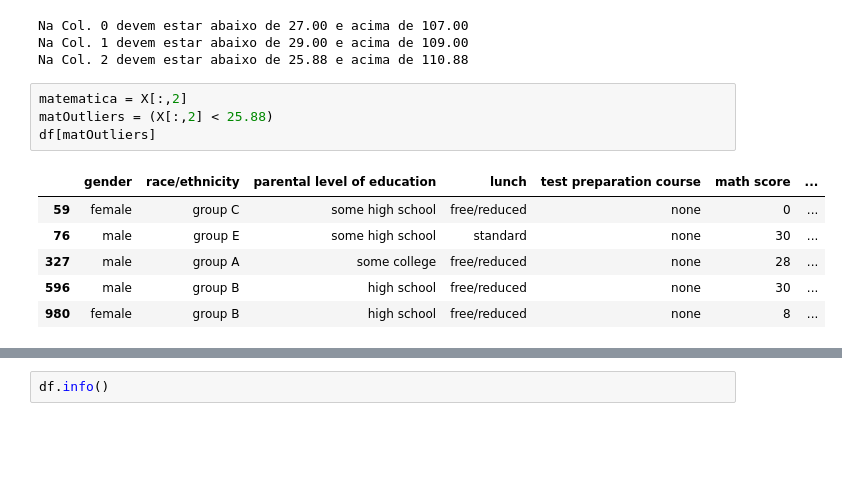
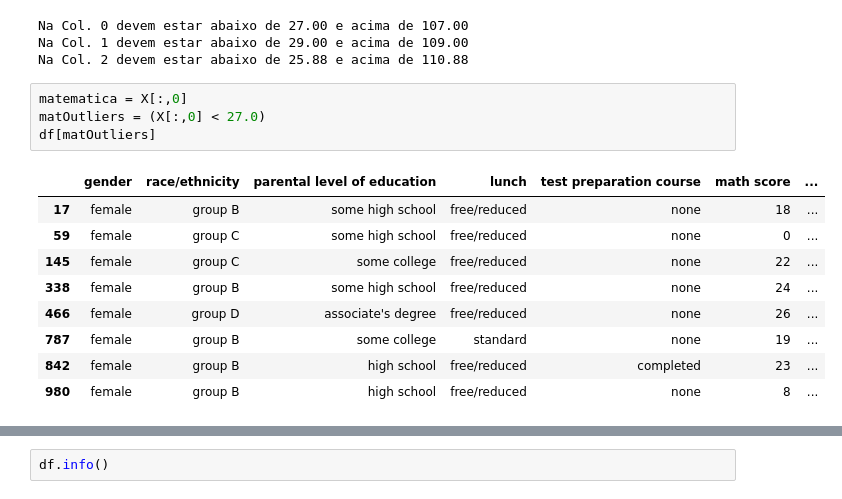
Before and after one commit to fernandoans/machinelearning, a Jupyter notebook: conceitos/EDA.ipynb, the cells around one changed output, grey strips where cells are left out. Drawn from its saved outputs; the diff is of its cells as text; blank space fills up the shorter version.

```diff
--- a/conceitos/EDA.ipynb
+++ b/conceitos/EDA.ipynb
@@ -119,15 +119,18 @@ Na Col. 0 devem estar abaixo de 27.00 e acima de 107.00
 Na Col. 1 devem estar abaixo de 29.00 e acima de 109.00
 Na Col. 2 devem estar abaixo de 25.88 e acima de 110.88
 # %%
-matematica = X[:,2]
-matOutliers = (X[:,2] < 25.88)
+matematica = X[:,0]
+matOutliers = (X[:,0] < 27.0)
 df[matOutliers]
 # %% [output]
 |  | gender | race/ethnicity | parental level of education | lunch | test preparation course | math score | ... |
+| 17 | female | group B | some high school | free/reduced | none | 18 | ... |
 | 59 | female | group C | some high school | free/reduced | none | 0 | ... |
-| 76 | male | group E | some high school | standard | none | 30 | ... |
-| 327 | male | group A | some college | free/reduced | none | 28 | ... |
-| 596 | male | group B | high school | free/reduced | none | 30 | ... |
+| 145 | female | group C | some college | free/reduced | none | 22 | ... |
+| 338 | female | group B | some high school | free/reduced | none | 24 | ... |
+| 466 | female | group D | associate's degree | free/reduced | none | 26 | ... |
+| 787 | female | group B | some college | standard | none | 19 | ... |
+| 842 | female | group B | high school | free/reduced | completed | 23 | ... |
 | 980 | female | group B | high school | free/reduced | none | 8 | ... |
 # %%
 sns.kdeplot(df['math score'], shade=True)
```
Also changed, not shown: parts of 8 cells of this notebook, 5 other files.
